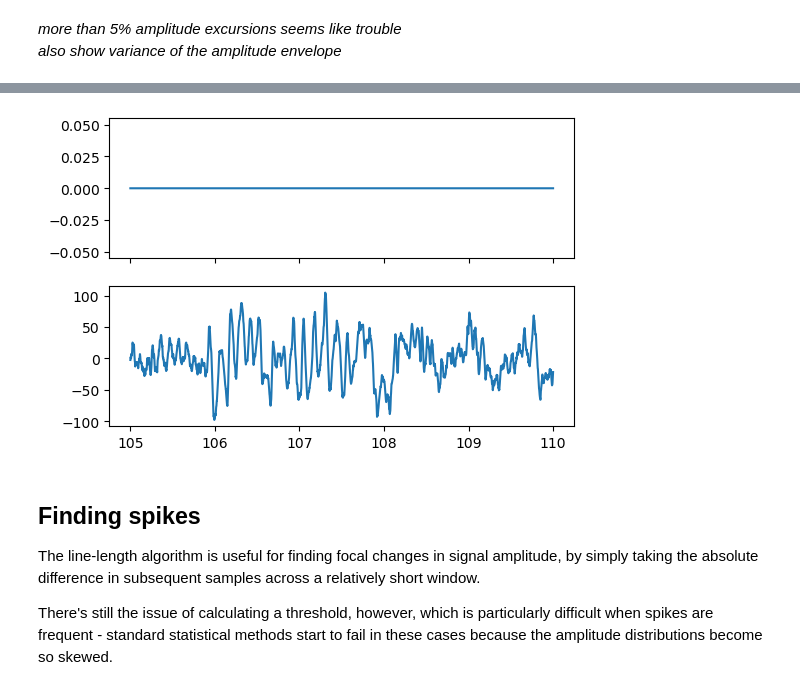
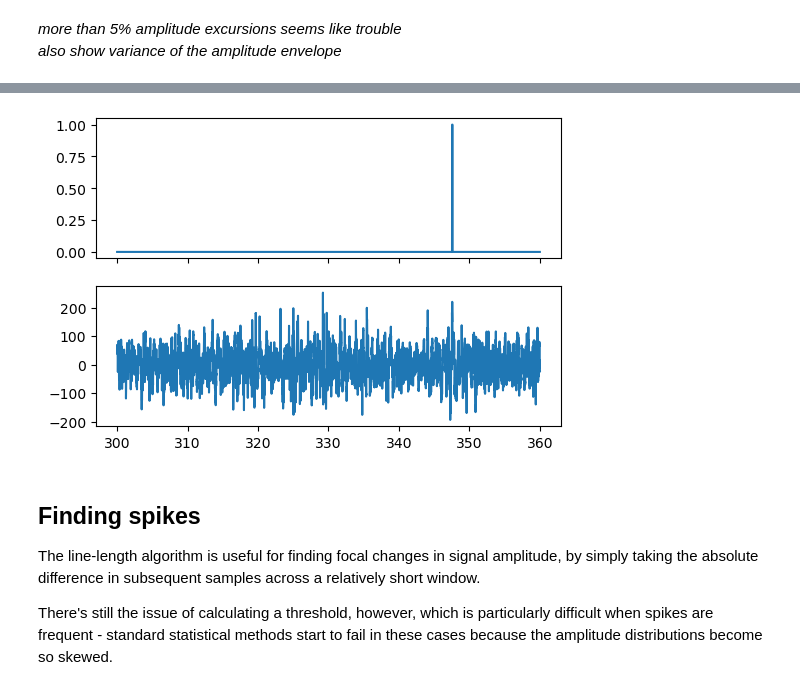
Before and after one commit to jtmiles/GRID_lab_python, a Jupyter notebook: screen_contacts.ipynb, the cells around one changed output, grey strips where cells are left out. Cells and saved outputs as stored; diff of their text form; code cells hidden in the pictures.

```diff
--- a/screen_contacts.ipynb
+++ b/screen_contacts.ipynb
@@ -259,12 +259,12 @@ StDev of amplitude envelope: 1.38
 # %%
-tfilt = (ts>105) & (ts<110)
+tfilt = (ts>300) & (ts<360)
 fig,[ax1,ax2] = plt.subplots(2,1,figsize=(6,4))
 ax1.plot(ts[tfilt],amp_mask[tfilt])
 ax1.set_xticklabels([])
 ax2.plot(ts[tfilt],bipolar[tfilt])
 plt.show()
 # %% [output]
-[figure, old version]
+[figure, new version]
 # %% [markdown]
 ## Finding spikes
 
```
Also changed, not shown: parts of 15 cells of this notebook, 1 other file.
